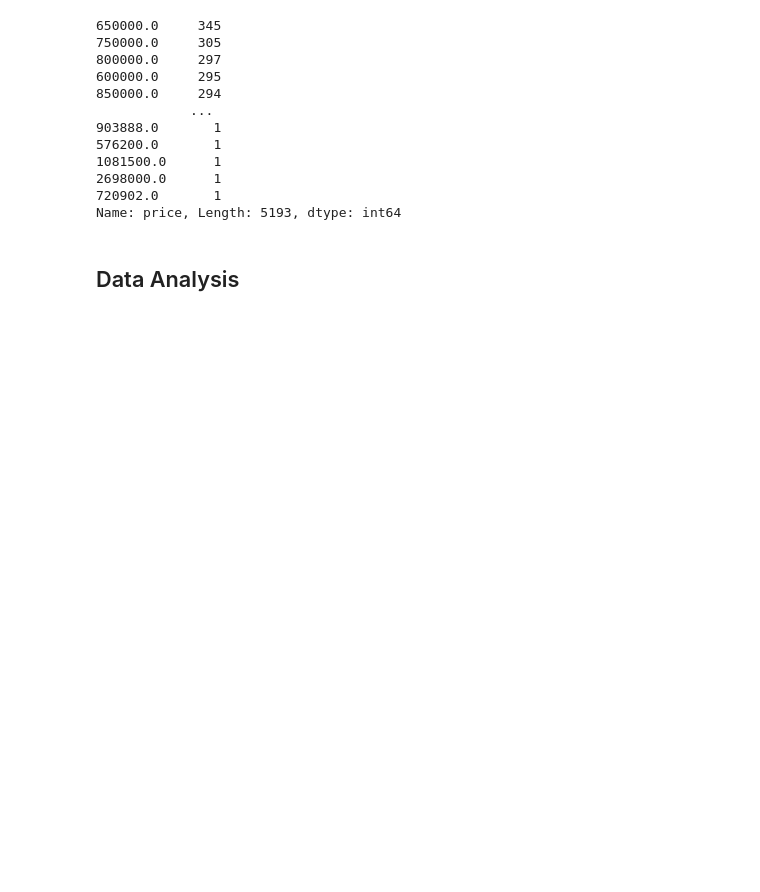
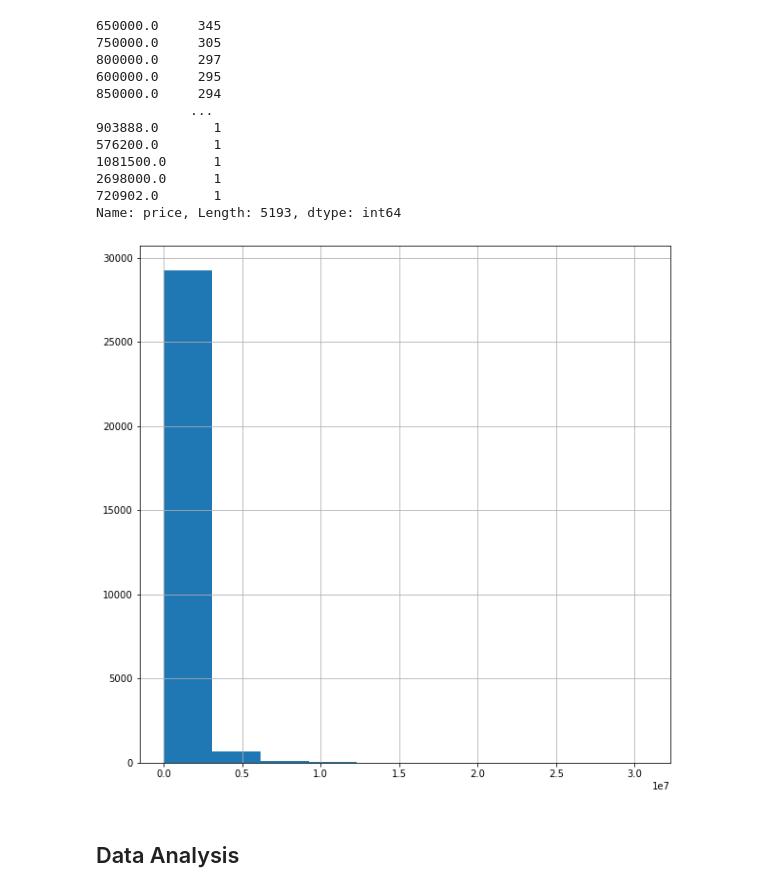
Before and after one commit to ldwilker10/dsc-phase-2-project-v2-5, a Jupyter notebook: Rough_Draft_Notebook.ipynb, the cells around one changed output. Cells and saved outputs as stored; diff of their text form; code cells hidden in the pictures; blank space fills up the shorter version.

```diff
--- a/Rough_Draft_Notebook.ipynb
+++ b/Rough_Draft_Notebook.ipynb
@@ -184,3 +184,8 @@ kc_house_df['price'].value_counts()
 2698000.0      1
 720902.0       1
 Name: price, Length: 5193, dtype: int64
+# %%
+kc_house_df['price'].hist(figsize = (10,10))
+plt.show();
+# %% [output]
+[figure, added]
```
Also changed, not shown: parts of 1 cell of this notebook, 1 other file.
